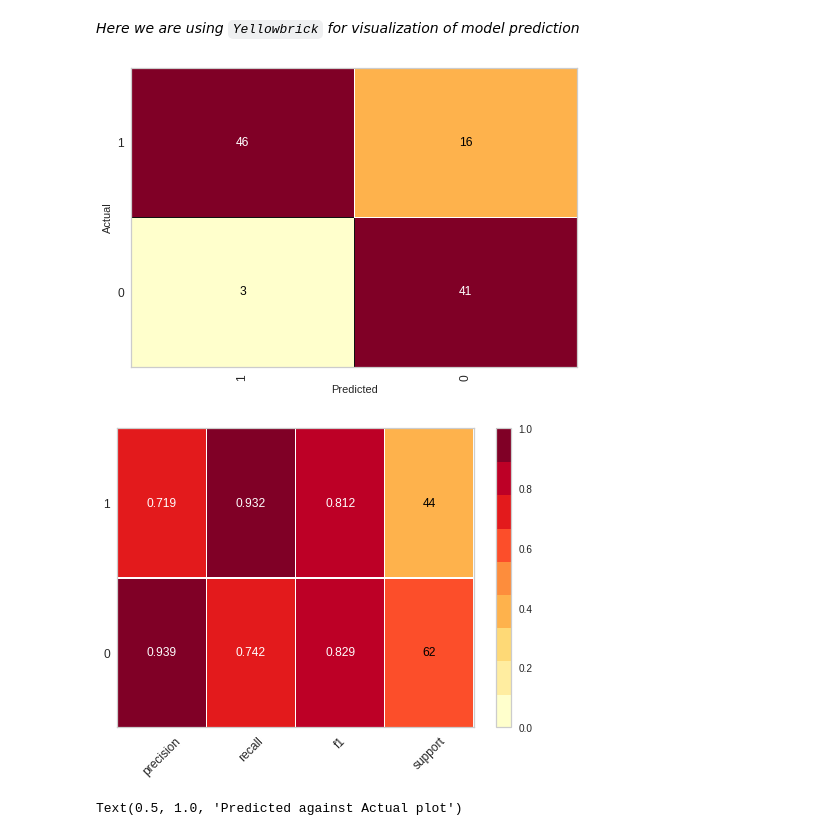
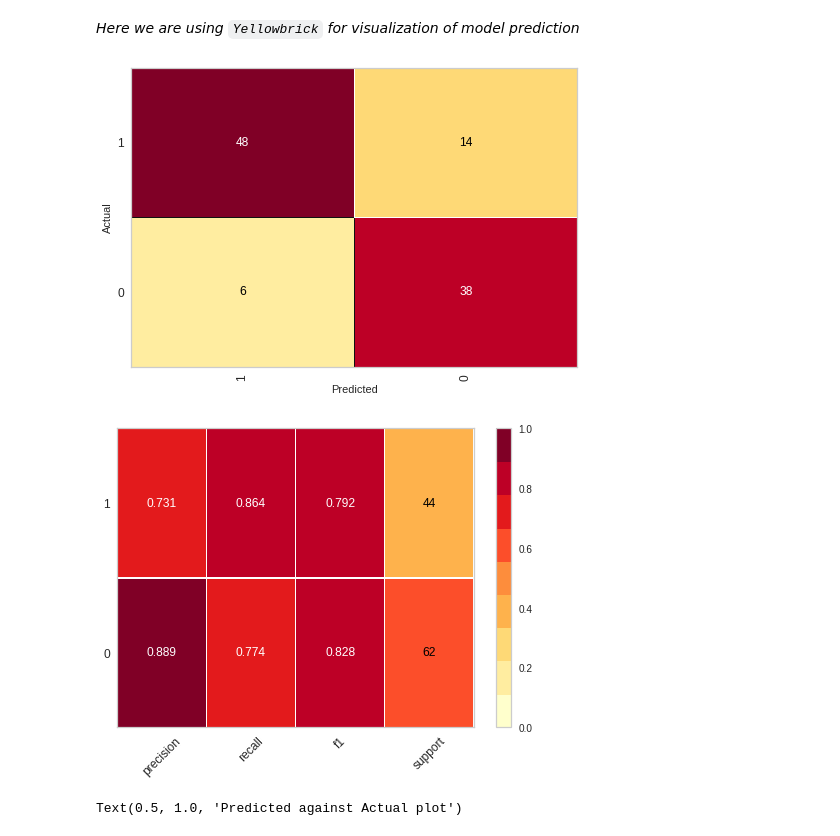
Before and after one commit to UndavalliJagadeesh/Student_Dropout_Prediction, a Jupyter notebook: ADS_FINAL_DRAFT.ipynb, the cells around one changed output. Drawn from its saved outputs; the diff is of its cells as text; code cells hidden in the pictures.

```diff
--- a/ADS_FINAL_DRAFT.ipynb
+++ b/ADS_FINAL_DRAFT.ipynb
@@ -421,17 +421,17 @@ The Accuracy of Bernoulli Naive Bayes Classifier is 0.75 and F1_score is 0.84
 
 from sklearn.neighbors import KNeighborsClassifier
 
-model = KNeighborsClassifier(n_neighbors=7, algorithm='auto')
-model.fit(X_train,y_train)
+knn = KNeighborsClassifier(n_neighbors=7, algorithm='auto')
+knn.fit(X_train,y_train)
 
-y_pred = model.predict(X_test)
+y_pred = knn.predict(X_test)
 
 print(classification_report(y_test,y_pred))
 confusion_matrix(y_test, y_pred)
 # print('{}\'s Accuracy :{}'.format(type(model).__name__,accuracy_score(y_test, y_pred)))
-print('{}\'s F1_Score :{}'.format(type(model).__name__,f1_score(y_test, y_pred)))
+print('{}\'s F1_Score :{}'.format(type(knn).__name__,f1_score(y_test, y_pred)))
 
-scores_df = scores_df.append(pd.DataFrame({'Model':[type(model).__name__],
+scores_df = scores_df.append(pd.DataFrame({'Model':[type(knn).__name__],
                                'F1_score':[f1_score(y_test, y_pred)],
                                'Accuracy':[accuracy_score(y_test, y_pred)]
                                }), ignore_index=True)
@@ -457,16 +457,16 @@ The Accuracy of KNN Classifier is 0.68 and F1_score is 0.81
 
 from sklearn.tree import DecisionTreeClassifier
 
-model = DecisionTreeClassifier(criterion='gini')
-model.fit(X_train,y_train)
+dt = DecisionTreeClassifier(criterion='gini')
+dt.fit(X_train,y_train)
 
-y_pred = model.predict(X_test)
+y_pred = dt.predict(X_test)
 
 print(classification_report(y_test,y_pred))
 # print('{}\'s Accuracy :{}'.format(type(model).__name__,accuracy_score(y_test, y_pred)))
-print('{}\'s F1_Score :{}'.format(type(model).__name__,f1_score(y_test, y_pred)))
+print('{}\'s F1_Score :{}'.format(type(dt).__name__,f1_score(y_test, y_pred)))
 
-scores_df = scores_df.append(pd.DataFrame({'Model':[type(model).__name__],
+scores_df = scores_df.append(pd.DataFrame({'Model':[type(dt).__name__],
                                'F1_score':[f1_score(y_test, y_pred)],
                                'Accuracy':[accuracy_score(y_test, y_pred)]
                                }), ignore_index=True)
@@ -492,17 +492,17 @@ The Accuracy of Decision Tree Classifier is 0.68 and F1_score is 0.77
 
 from sklearn.svm import SVC
 
-model = SVC(C=0.001)
-model.fit(X_train,y_train)
+svm = SVC(C=0.001)
+svm.fit(X_train,y_train)
 
-y_pred = model.predict(X_test)
+y_pred = svm.predict(X_test)
 
 print(classification_report(y_test,y_pred))
 confusion_matrix(y_test, y_pred)
 # print('{}\'s Accuracy :{}'.format(type(model).__name__,accuracy_score(y_test, y_pred)))
-print('{}\'s F1_Score :{}'.format(type(model).__name__,f1_score(y_test, y_pred)))
+print('{}\'s F1_Score :{}'.format(type(svm).__name__,f1_score(y_test, y_pred)))
 
-scores_df = scores_df.append(pd.DataFrame({'Model':[type(model).__name__],
+scores_df = scores_df.append(pd.DataFrame({'Model':[type(svm).__name__],
                                'F1_score':[f1_score(y_test, y_pred)],
                                'Accuracy':[accuracy_score(y_test, y_pred)]
                                }), ignore_index=True)
@@ -527,17 +527,17 @@ The Accuracy of Support Vector Machine Classifier is 0.71 and F1_score is 0.83
 #random forest
 
 from sklearn.ensemble import RandomForestClassifier
-model = RandomForestClassifier(n_estimators=13, criterion='gini',max_depth=10, max_features='auto')
-model.fit(X_train,y_train)
+rf = RandomForestClassifier(n_estimators=13, criterion='gini',max_depth=10, max_features='auto')
+rf.fit(X_train,y_train)
 
-y_pred = model.predict(X_test)
+y_pred = rf.predict(X_test)
 
 print(classification_report(y_test,y_pred))
 confusion_matrix(y_test, y_pred)
 # print('{}\'s Accuracy :{}'.format(type(model).__name__,accuracy_score(y_test, y_pred)))
-print('{}\'s F1_Score :{}'.format(type(model).__name__,f1_score(y_test, y_pred)))
+print('{}\'s F1_Score :{}'.format(type(rf).__name__,f1_score(y_test, y_pred)))
 
-scores_df = scores_df.append(pd.DataFrame({'Model':[type(model).__name__],
+scores_df = scores_df.append(pd.DataFrame({'Model':[type(rf).__name__],
                                'F1_score':[f1_score(y_test, y_pred)],
                                'Accuracy':[accuracy_score(y_test, y_pred)]
                                }), ignore_index=True)
@@ -559,22 +559,22 @@ The Accuracy of Random Forest Classifier is 0.75 and F1_score is 0.83
 # %%
 classes = [1,0]
 from yellowbrick.classifier import ConfusionMatrix
-visualizer = ConfusionMatrix(model, classes=classes, support=True)
+visualizer = ConfusionMatrix(rf, classes=classes, support=True)
 visualizer.fit(X_train, y_train)
 visualizer.score(X_test, y_test)
 plt.xlabel("Predicted")
 plt.ylabel("Actual")
 plt.show()
 # %% [output]
-[figure, old version]
+[figure, new version]
 # %%
 from yellowbrick.classifier import ClassificationReport
-visualizer = ClassificationReport(model, classes=classes, support=True)
+visualizer = ClassificationReport(rf, classes=classes, support=True)
 visualizer.fit(X_train, y_train)
 visualizer.score(X_test, y_test)
 plt.show()
 # %% [output]
-[figure, old version]
+[figure, new version]
 # %%
 plt.scatter(y_test,y_pred)
 plt.xlabel("Predicted Y")
```
Also changed, not shown: parts of 14 cells of this notebook.
